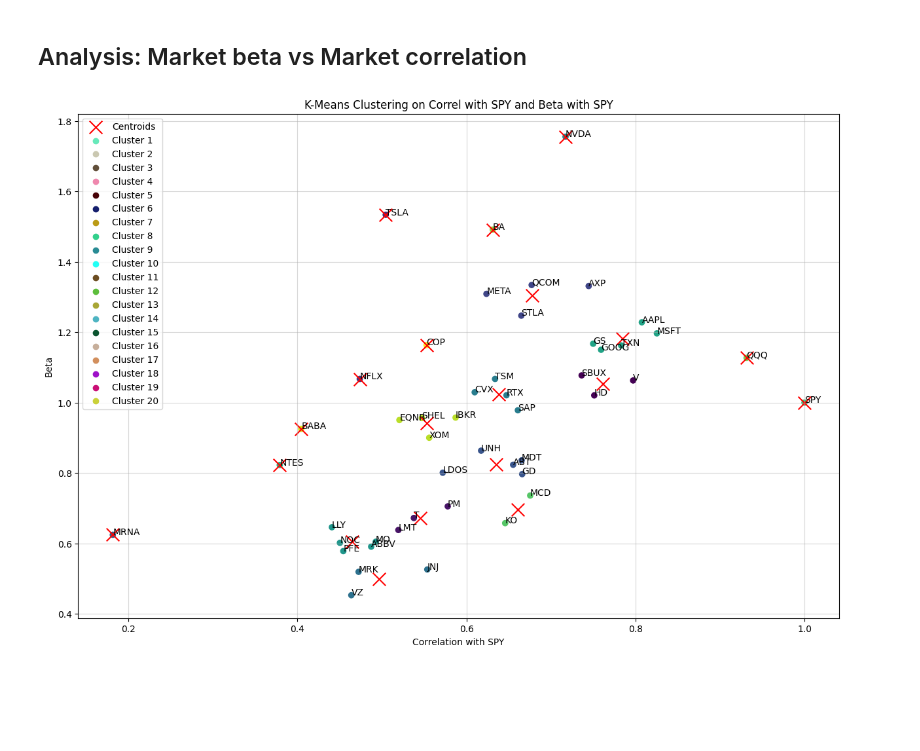
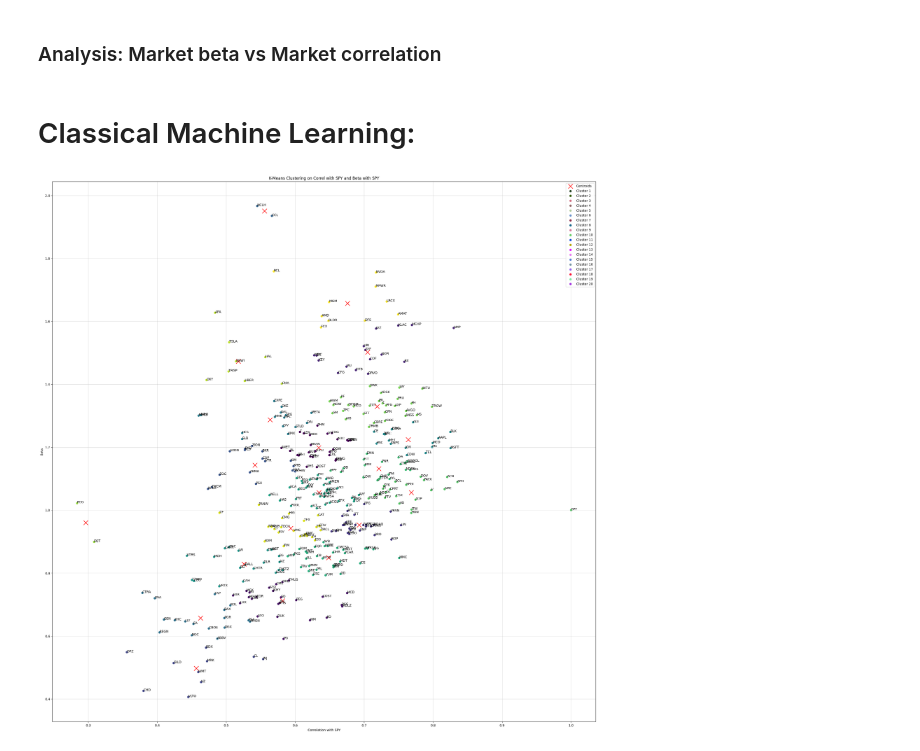
Before and after one commit to kevinhhl/portfolio-management-tools, a Jupyter notebook: Long Only Strategy/Part 1. Visualizing the Universe.ipynb, the cells around one changed output. Cells and saved outputs as stored; diff of their text form; code cells hidden in the pictures; blank space fills up the shorter version.

Commit message:
Feat: Universe = SP500_constituents.filter()

```diff
--- a/Long Only Strategy/Part 1. Visualizing the Universe.ipynb
+++ b/Long Only Strategy/Part 1. Visualizing the Universe.ipynb
@@ -25,7 +23,9 @@ print(UNIVERSE)
 # %%
-stock_returns = []
-for stock in UNIVERSE:
-  returns = yf.Ticker(stock).history(period=LOOKBACK_PERIOD, interval=TIMEFRAME)
-  returns["returns"] =  np.log(1+returns["Close"].pct_change()) # returns["Close"].pct_change()
-  returns.rename(columns={"returns": stock}, inplace=True)
-  stock_returns.append(returns[stock])
+stock_returns = [] # List of series
+
+for stock in tickers:
+  data = yf.Ticker(stock).history(period=LOOKBACK_PERIOD, interval=TIMEFRAME)
+  data["returns"] =  np.log(1+data["Close"].pct_change())
+  data.rename(columns={"returns": stock}, inplace=True)
+  if len(data) > 0:
+    stock_returns.append(data[stock])
@@ -31,0 +35,13 @@ for stock in UNIVERSE:
+# %%
+short_listed_stocks = []
+
+# Filter 1: Must be in uptrend
+for e in stock_returns:
+    lookback = 200 # from tail of series e
+    drift = e[-lookback:].mean() - 0.5 * e[-lookback:].var()
+    print(e.name, drift)
+    if drift > 0:
+        short_listed_stocks.append(e.name)
+        # print("Short listed: ", e.name)
+    else:
+        print("\t(X) Not short listed: ", e.name)
@@ -40,7 +74,7 @@ if not SHOW_MATRIX:
   _matrix = None
 _matrix
 # %% [markdown]
-## Analysis: Market beta vs Market correlation
+### Analysis: Market beta vs Market correlation
 # %%
 # Get data for the stock and SPY
 stock = yf.Ticker("AAPL")
@@ -62,15 +96,17 @@ def calc_beta(stock, benchmark="SPY"):
 
     return covar / var # beta
 # %%
-# Calc the beta in each of the stock in our UNIVESRE
+# Calc the beta in each of the stock in short_listed_stocks
 beta_map = {}
-for stock in UNIVERSE:
+for stock in short_listed_stocks:
     beta_map[stock] = calc_beta(stock)
 # %%
-# Correl with SPY Map
+# Calc the correlation of each stock with SPY
 correl_with_SPY_map = {}
-for stock in UNIVERSE:
+for stock in short_listed_stocks:
     correl_with_SPY_map[stock] = correl_matrix[stock]["SPY"]
+# %% [markdown]
+# Classical Machine Learning:
 # %%
 N_CLUSTERS = 20
 
@@ -86,32 +122,32 @@ kmeans.fit(X)
 # Predict the clusters
 clusters = kmeans.predict(X)
 
 # Add the clusters to the dataframe
 X["Cluster"] = clusters
 
 # Plot the clusters
-plt.figure(figsize=(15, 10))
+plt.figure(figsize=(30, 30))
 plt.scatter(X["Correl"], X["Beta"], c=X["Cluster"], cmap="viridis")
 plt.xlabel("Correlation with SPY"), plt.ylabel("Beta")
 plt.title("K-Means Clustering on Correl with SPY and Beta with SPY")
 plt.grid(alpha=0.5)
 
 # Add labels to each point
 for label, correl in correl_with_SPY_map.items():
     beta = beta_map[label]
     plt.annotate(label, (correl, beta))
 
 # Add the centroids to the plot
 centroids = kmeans.cluster_centers_
 plt.scatter(centroids[:, 0], centroids[:, 1], marker="x", s=200, c="red")
 
 # Legend
 plt.scatter([], [], marker="x", s=200, color="red", label="Centroids")
 _colors = ["#"+''.join([np.random.choice(list('0123456789ABCDEF')) for j in range(6)]) for i in range(N_CLUSTERS)]
 for i in range(N_CLUSTERS):
     plt.scatter([], [], color=_colors[i], label="Cluster "+str(i+1))
 plt.legend();
 
 plt.show()
 # %% [output]
-[figure, old version]
+[figure, new version]
```
Also changed, not shown: parts of 11 cells of this notebook.
